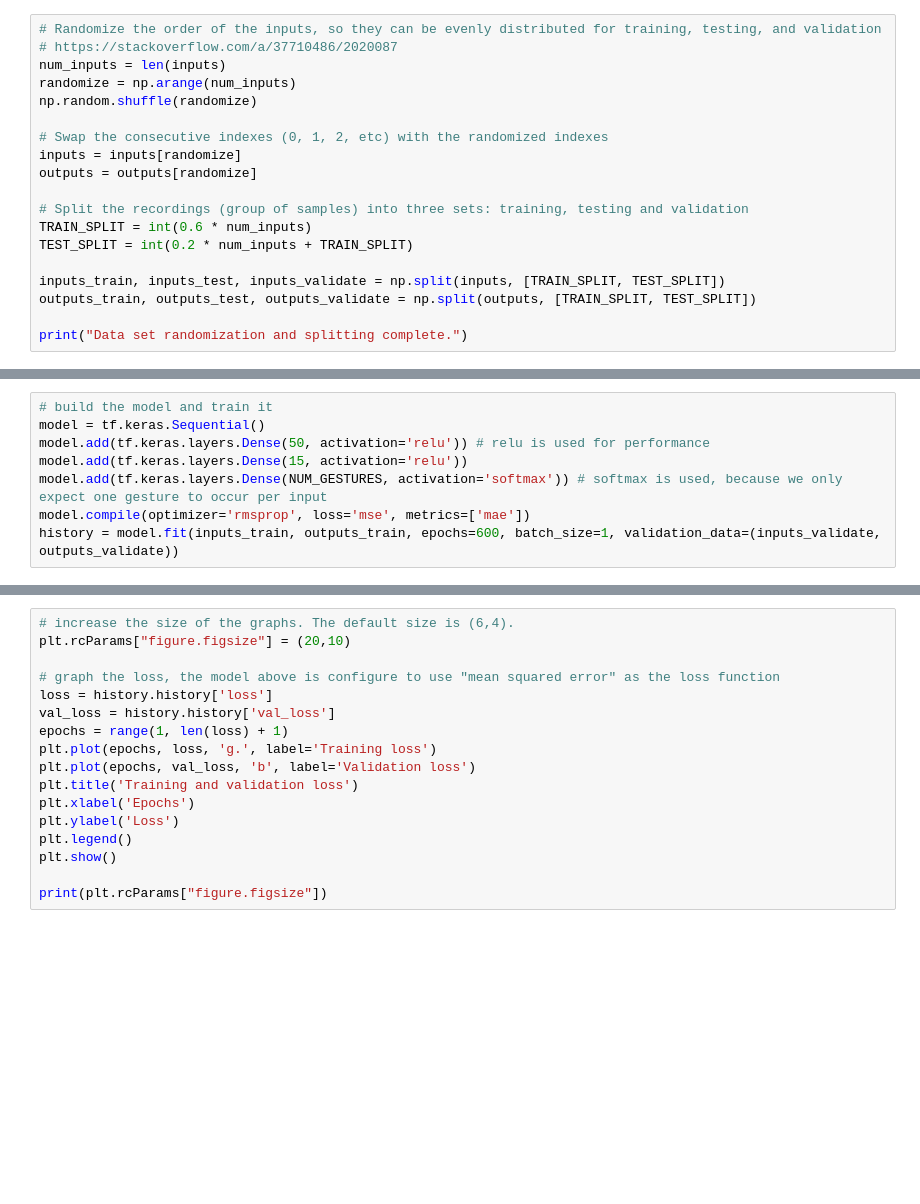
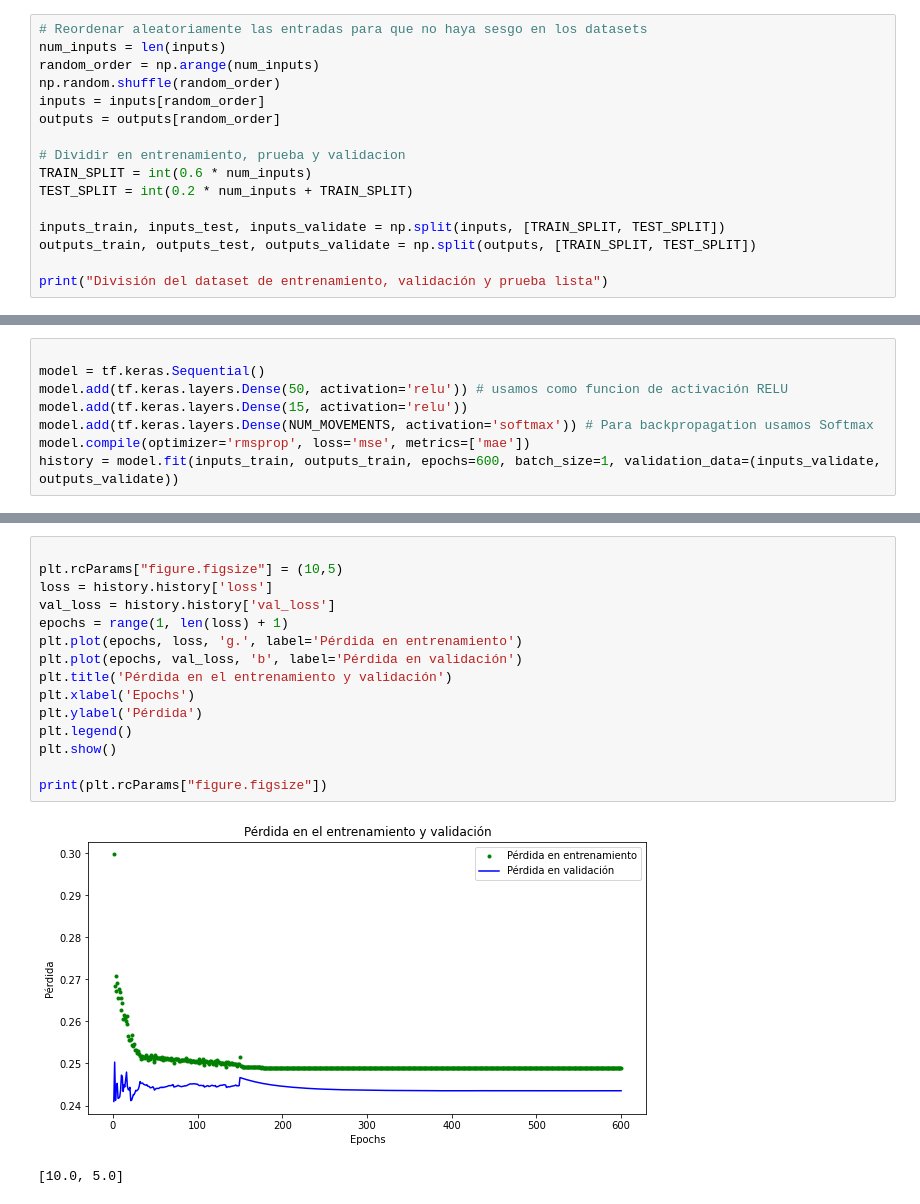
Before and after one commit to karentp/Arduino-GPIO-Giroscopio-comunicaciones-TinyML, a Jupyter notebook: Lab5TensorFlow.ipynb, the cells around one changed output, grey strips where cells are left out. Saved outputs shown, nothing was run; the diff lists cells and outputs as text; blank space fills up the shorter version.

Commit message:
Updated model

```diff
--- a/Lab5TensorFlow.ipynb
+++ b/Lab5TensorFlow.ipynb
@@ -95,19 +117,16 @@ print("Data set parsing and preparation complete.")
 # %%
-# Randomize the order of the inputs, so they can be evenly distributed for training, testing, and validation
-# https://stackoverflow.com/a/37710486/2020087
+# Reordenar aleatoriamente las entradas para que no haya sesgo en los datasets
 num_inputs = len(inputs)
-randomize = np.arange(num_inputs)
-np.random.shuffle(randomize)
+random_order = np.arange(num_inputs)
+np.random.shuffle(random_order)
+inputs = inputs[random_order]
+outputs = outputs[random_order]
 
-# Swap the consecutive indexes (0, 1, 2, etc) with the randomized indexes
-inputs = inputs[randomize]
-outputs = outputs[randomize]
-
-# Split the recordings (group of samples) into three sets: training, testing and validation
+# Dividir en entrenamiento, prueba y validacion
 TRAIN_SPLIT = int(0.6 * num_inputs)
 TEST_SPLIT = int(0.2 * num_inputs + TRAIN_SPLIT)
 
 inputs_train, inputs_test, inputs_validate = np.split(inputs, [TRAIN_SPLIT, TEST_SPLIT])
 outputs_train, outputs_test, outputs_validate = np.split(outputs, [TRAIN_SPLIT, TEST_SPLIT])
 
-print("Data set randomization and splitting complete.")
+print("División del dataset de entrenamiento, validación y prueba lista")
@@ -114,8 +137,8 @@ print("Data set randomization and splitting complete.")
 # %%
-# build the model and train it
+
 model = tf.keras.Sequential()
-model.add(tf.keras.layers.Dense(50, activation='relu')) # relu is used for performance
+model.add(tf.keras.layers.Dense(50, activation='relu')) # usamos como funcion de activación RELU
 model.add(tf.keras.layers.Dense(15, activation='relu'))
-model.add(tf.keras.layers.Dense(NUM_GESTURES, activation='softmax')) # softmax is used, because we only expect one gesture to occur per input
+model.add(tf.keras.layers.Dense(NUM_MOVEMENTS, activation='softmax')) # Para backpropagation usamos Softmax
 model.compile(optimizer='rmsprop', loss='mse', metrics=['mae'])
 history = model.fit(inputs_train, outputs_train, epochs=600, batch_size=1, validation_data=(inputs_validate, outputs_validate))
@@ -122,18 +165,19 @@ history = model.fit(inputs_train, outputs_train, epochs=600, batch_size=1, valid
 # %%
-# increase the size of the graphs. The default size is (6,4).
-plt.rcParams["figure.figsize"] = (20,10)
 
-# graph the loss, the model above is configure to use "mean squared error" as the loss function
+plt.rcParams["figure.figsize"] = (10,5)
 loss = history.history['loss']
 val_loss = history.history['val_loss']
 epochs = range(1, len(loss) + 1)
-plt.plot(epochs, loss, 'g.', label='Training loss')
-plt.plot(epochs, val_loss, 'b', label='Validation loss')
-plt.title('Training and validation loss')
+plt.plot(epochs, loss, 'g.', label='Pérdida en entrenamiento')
+plt.plot(epochs, val_loss, 'b', label='Pérdida en validación')
+plt.title('Pérdida en el entrenamiento y validación')
 plt.xlabel('Epochs')
-plt.ylabel('Loss')
+plt.ylabel('Pérdida')
 plt.legend()
 plt.show()
 
 print(plt.rcParams["figure.figsize"])
+# %% [output]
+[figure, added]
+[10.0, 5.0]
 # %%
```
Also changed, not shown: parts of 20 cells of this notebook.
